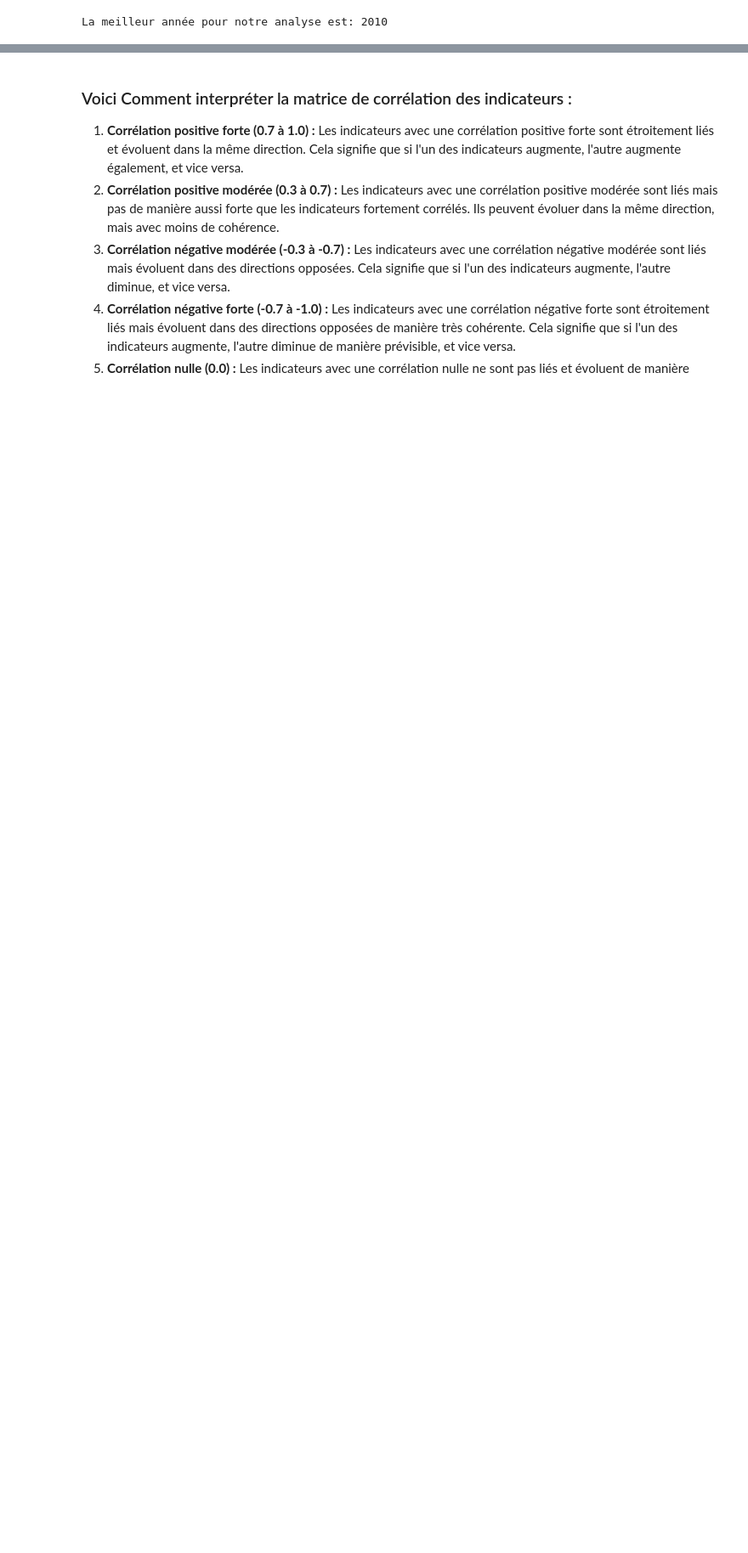
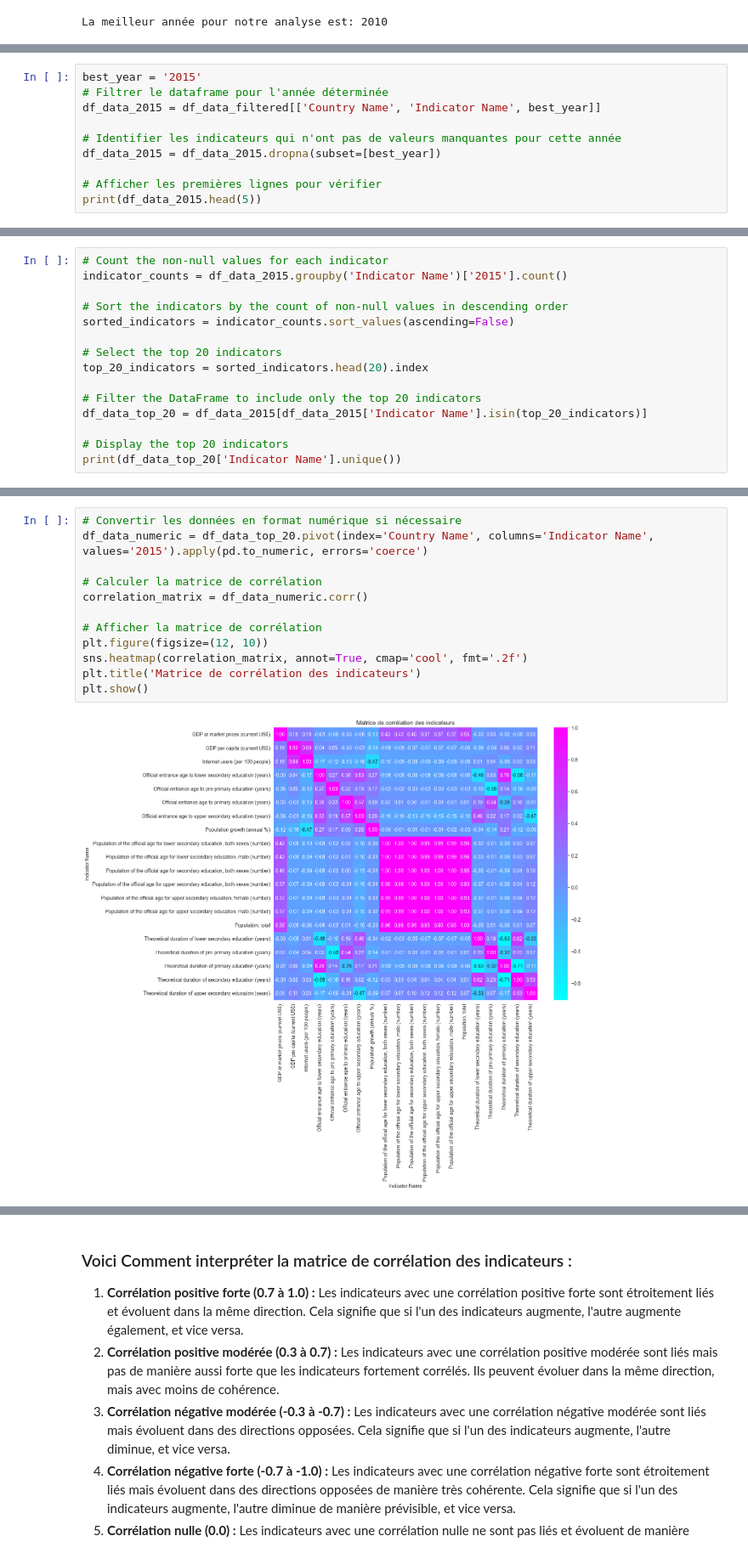
Before and after one commit to Riddlerjoke/EDA-project1, a Jupyter notebook: Analyse_Data_Educatif_System.ipynb, the cells around one changed output, grey strips where cells are left out. Shown at 85% size. Drawn from its saved outputs; the diff is of its cells as text; blank space fills up the shorter version.

```diff
--- a/Analyse_Data_Educatif_System.ipynb
+++ b/Analyse_Data_Educatif_System.ipynb
@@ -628,0 +615,10 @@ memory usage: 7.1+ MB
+# %%
+best_year = '2015'
+# Filtrer le dataframe pour l'année déterminée
+df_data_2015 = df_data_filtered[['Country Name', 'Indicator Name', best_year]]
+
+# Identifier les indicateurs qui n'ont pas de valeurs manquantes pour cette année
+df_data_2015 = df_data_2015.dropna(subset=[best_year])
+
+# Afficher les premières lignes pour vérifier
+print(df_data_2015.head(5))
@@ -647,0 +654,15 @@ array(['All staff compensation as % of total expenditure in primary public insti
+# %%
+# Count the non-null values for each indicator
+indicator_counts = df_data_2015.groupby('Indicator Name')['2015'].count()
+
+# Sort the indicators by the count of non-null values in descending order
+sorted_indicators = indicator_counts.sort_values(ascending=False)
+
+# Select the top 20 indicators
+top_20_indicators = sorted_indicators.head(20).index
+
+# Filter the DataFrame to include only the top 20 indicators
+df_data_top_20 = df_data_2015[df_data_2015['Indicator Name'].isin(top_20_indicators)]
+
+# Display the top 20 indicators
+print(df_data_top_20['Indicator Name'].unique())
@@ -647,0 +691,14 @@ array(['All staff compensation as % of total expenditure in primary public insti
+# %%
+# Convertir les données en format numérique si nécessaire
+df_data_numeric = df_data_top_20.pivot(index='Country Name', columns='Indicator Name', values='2015').apply(pd.to_numeric, errors='coerce')
+
+# Calculer la matrice de corrélation
+correlation_matrix = df_data_numeric.corr()
+
+# Afficher la matrice de corrélation
+plt.figure(figsize=(12, 10))
+sns.heatmap(correlation_matrix, annot=True, cmap='cool', fmt='.2f')
+plt.title('Matrice de corrélation des indicateurs')
+plt.show()
+# %% [output]
+[figure, added]
```
Also changed, not shown: parts of 48 cells of this notebook.
